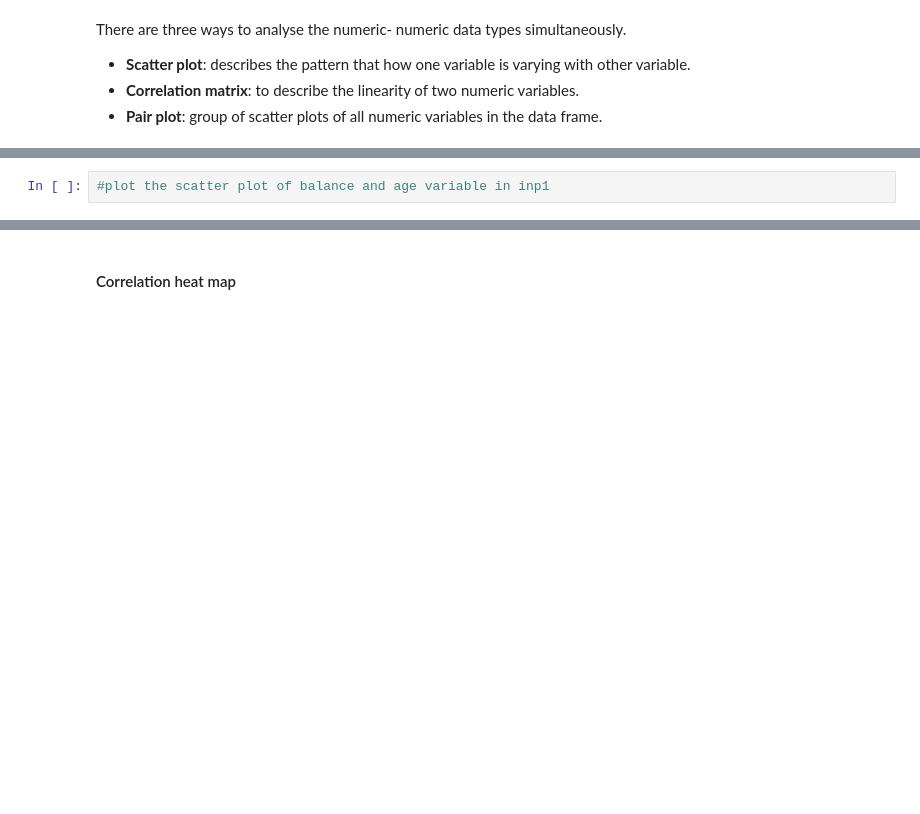
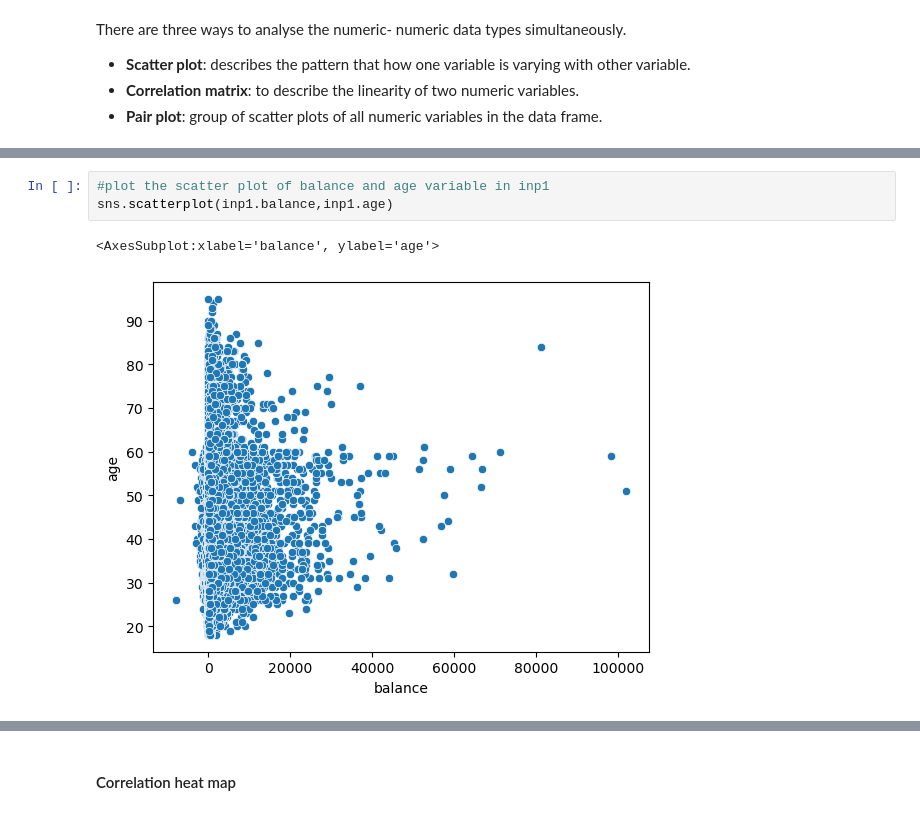
Before and after one commit to Ashik-Mohammed-S/EDA, a Jupyter notebook: Bank+Marketing+Campaign_EDA-blank+notebook.ipynb, the cells around one changed output, grey strips where cells are left out. Saved outputs shown, nothing was run; the diff lists cells and outputs as text; blank space fills up the shorter version.

```diff
--- a/Bank+Marketing+Campaign_EDA-blank+notebook.ipynb
+++ b/Bank+Marketing+Campaign_EDA-blank+notebook.ipynb
@@ -611,4 +615,8 @@ There are three ways to analyse the numeric- numeric data types simultaneously.
 # %%
 #plot the scatter plot of balance and age variable in inp1
+sns.scatterplot(inp1.balance,inp1.age)
+# %% [output]
+<AxesSubplot:xlabel='balance', ylabel='age'>
+[figure, added]
 # %%
 #plot the pair plot of salary, balance and age in inp1 dataframe.
```
Also changed, not shown: parts of 14 cells of this notebook.
